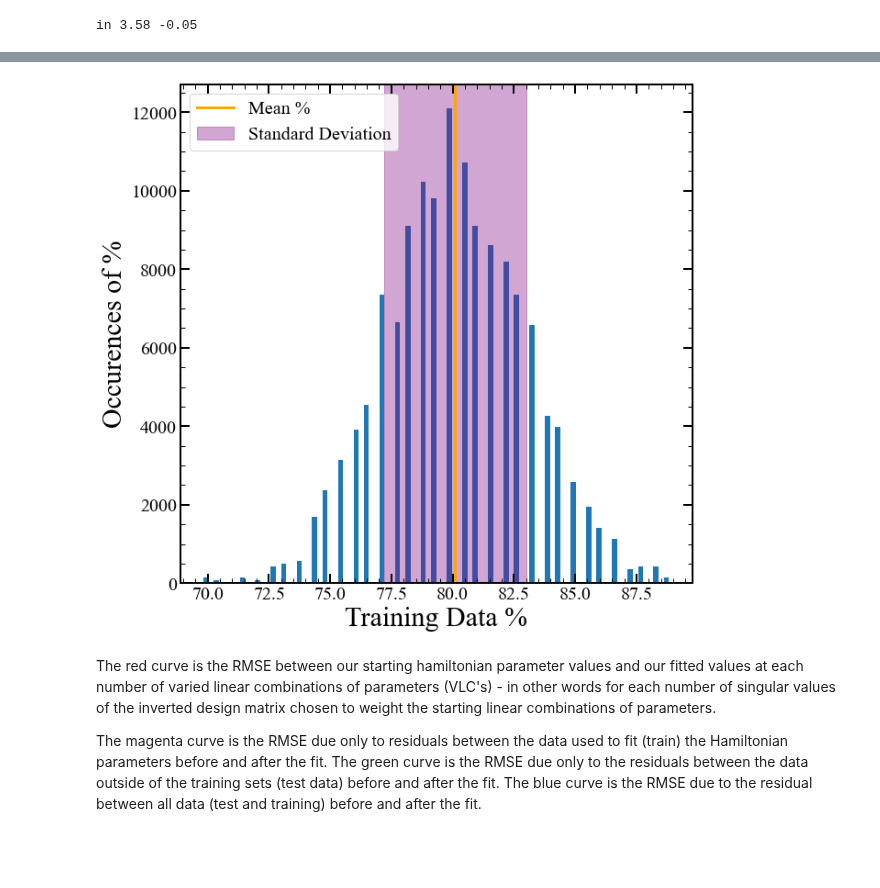
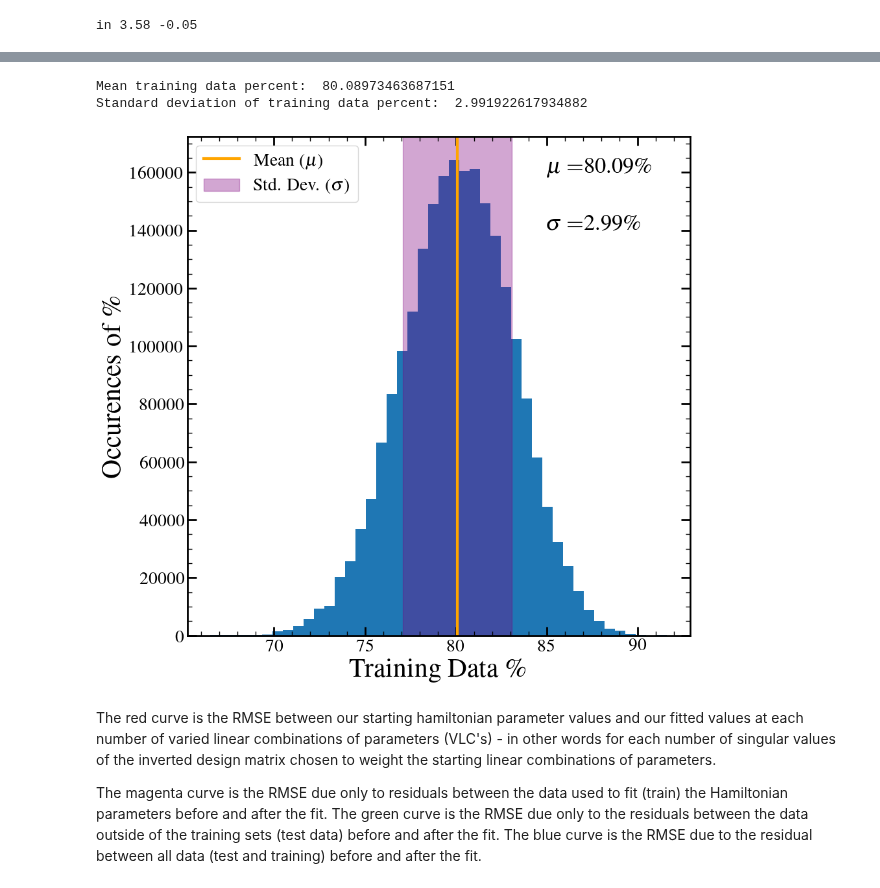
Before and after one commit to JordanPurcell/Research, a Jupyter notebook: n50fit/ave3f2/SVD.ipynb, the cells around one changed output, grey strips where cells are left out. Saved outputs shown, nothing was run; the diff lists cells and outputs as text; code cells hidden in the pictures; blank space fills up the shorter version.

```diff
--- a/n50fit/ave3f2/SVD.ipynb
+++ b/n50fit/ave3f2/SVD.ipynb
@@ -14,6 +14,9 @@ plt.rc('xtick', labelsize=20)
 plt.rc('ytick', labelsize=20)
 plt.rcParams["font.family"] = "Times New Roman"
 plt.rcParams['axes.linewidth'] = 2.0
+plt.rcParams["text.usetex"] = True
+plt.rcParams["text.latex.preamble"] = r"\usepackage{mathptmx}"
+
 from matplotlib.ticker import (MultipleLocator, FormatStrFormatter, AutoMinorLocator)
 from numpy.linalg import inv
 from scipy import stats
@@ -214,19 +220,25 @@ plt.show()
 # %%
-meanPercent = 100*np.mean(dataSizes.flatten()-22)/179
+meanPercent = 100*np.mean(dataSizes.flatten()-22)/(179)
 stdPercent = 100*np.std((dataSizes.flatten()-22)/179)
+print('Mean training data percent: ', meanPercent)
+print('Standard deviation of training data percent: ', stdPercent)
 plt.figure(figsize=(10, 10))
-plt.hist(100*(dataSizes.flatten()-22)/179, bins=90)
-plt.axvline(x = meanPercent, ymin = 0, ymax = 100000, color = 'orange', label='Mean %', linewidth=3)
-plt.axvspan(meanPercent - stdPercent, meanPercent + stdPercent, ymin=0, ymax=13000, alpha=0.35, color='purple', label='Standard Deviation')
+plt.hist(100*(dataSizes.flatten()-22)/(179), bins=44)
+plt.axvline(x = meanPercent, ymin = 0, ymax = 2000000, color = 'orange', label='Mean ($\mu$)', linewidth=3)
+plt.axvspan(meanPercent - stdPercent, meanPercent + stdPercent, ymin=0, ymax=13000, alpha=0.35, color='purple', label='Std. Dev. ($\sigma$)')
 plt.minorticks_on()
 plt.tick_params(which="major", direction="in", right=True, top=True, length=10, width=2, labelsize=20)
 plt.tick_params(which="minor", direction="in", right=True, top=True, length=5, width=1, labelsize=20)
+plt.text(85, 160000, '$\mu = $' + str(np.round(meanPercent, 2)) + '\%', fontsize = 25)
+plt.text(85, 140000, '$\sigma = $' + str(np.round(stdPercent, 2)) + '\%', fontsize = 25)
 plt.legend(fontsize=20, loc='upper left').set_alpha(1)
-plt.xlabel('Training Data %', fontsize=30)
-plt.ylabel('Occurences of %', fontsize=30)
+plt.xlabel('Training Data \%', fontsize=30)
+plt.ylabel('Occurences of \%', fontsize=30)
 plt.show()
 # %% [output]
+Mean training data percent:  80.08973463687151
+Standard deviation of training data percent:  2.991922617934882
-[figure, old version]
+[figure, new version]
 # %% [markdown]
 The red curve is the RMSE between our starting hamiltonian parameter values and our fitted values at each number of varied linear combinations of parameters (VLC's) - in other words for each number of singular values of the inverted design matrix chosen to weight the starting linear combinations of parameters.
 
```
Also changed, not shown: parts of 8 cells of this notebook, 3 other files.
